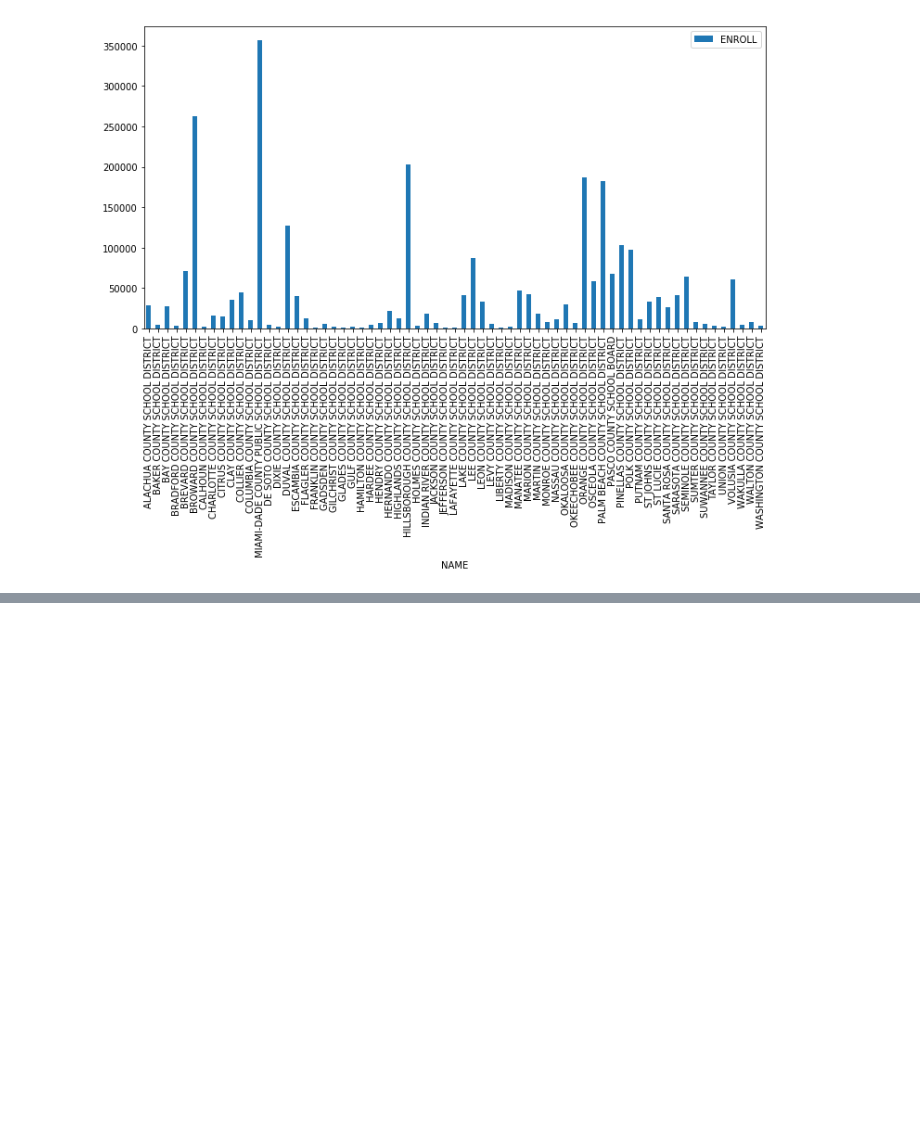
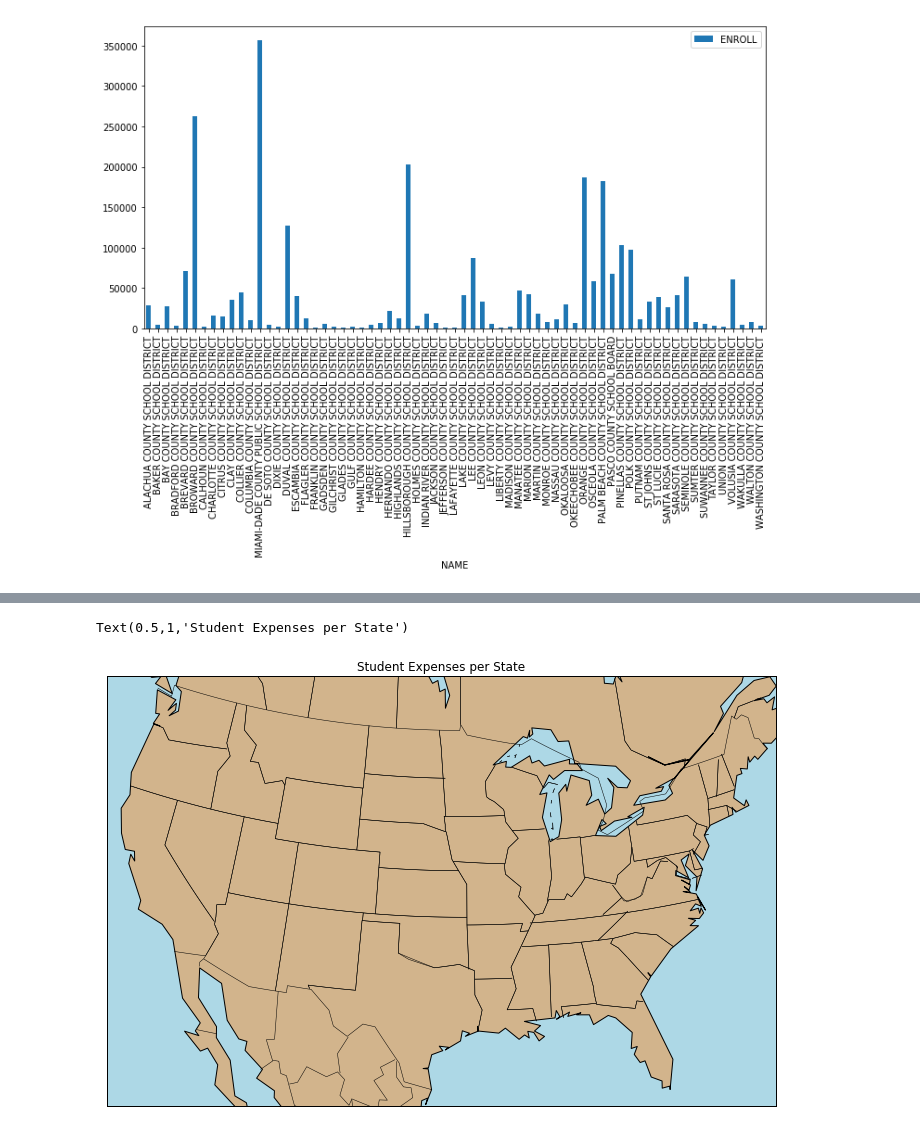
Before and after one commit to cschubert29/Intro_DS_Project, a Jupyter notebook: Data/US-Educational-Finances/School Finances.ipynb, the cells around one changed output, grey strips where cells are left out. Saved outputs shown, nothing was run; the diff lists cells and outputs as text; code cells hidden in the pictures; blank space fills up the shorter version.

Commit message:
Updated Finances Notebook with expenses per student

```diff
--- a/Data/US-Educational-Finances/School Finances.ipynb
+++ b/Data/US-Educational-Finances/School Finances.ipynb
@@ -141,0 +183,16 @@ districts_2014_FL.plot(x="NAME",
+# %%
+fig = plt.figure(num=None, figsize=(12, 8) )
+
+m = Basemap(llcrnrlon=-119,llcrnrlat=22,urcrnrlon=-64,urcrnrlat=49,
+        projection='lcc',lat_1=33,lat_2=45,lon_0=-95)
+
+m.drawcoastlines()
+m.fillcontinents(color='tan',lake_color='lightblue')
+
+m.drawmapboundary(fill_color='lightblue')
+m.drawcountries()
+m.drawstates()
+plt.title("Student Expenses per State")
+# %% [output]
+Text(0.5,1,'Student Expenses per State')
+[figure, added]
```
Also changed, not shown: parts of 7 cells of this notebook.
